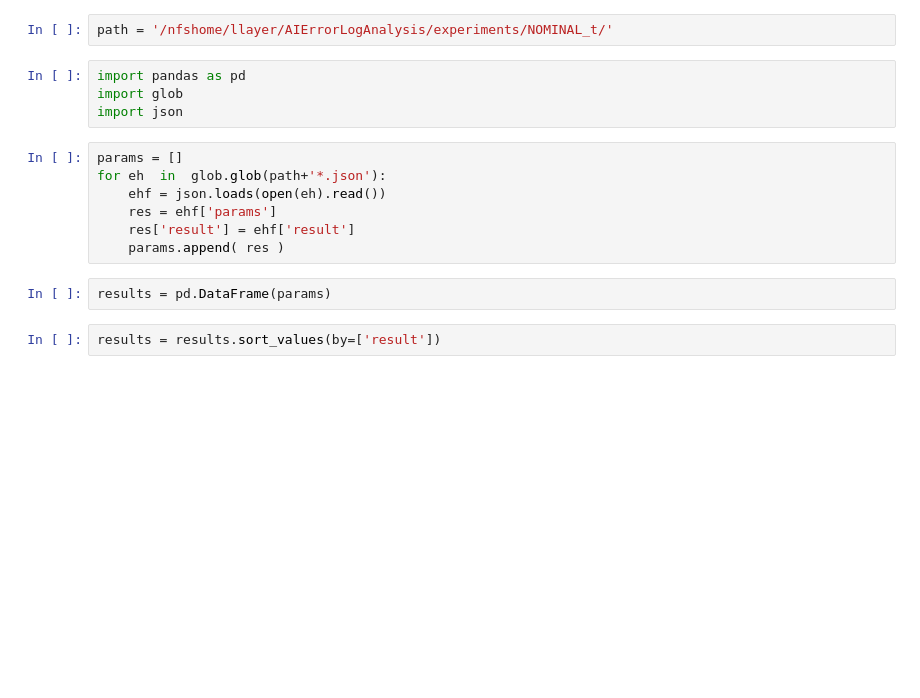
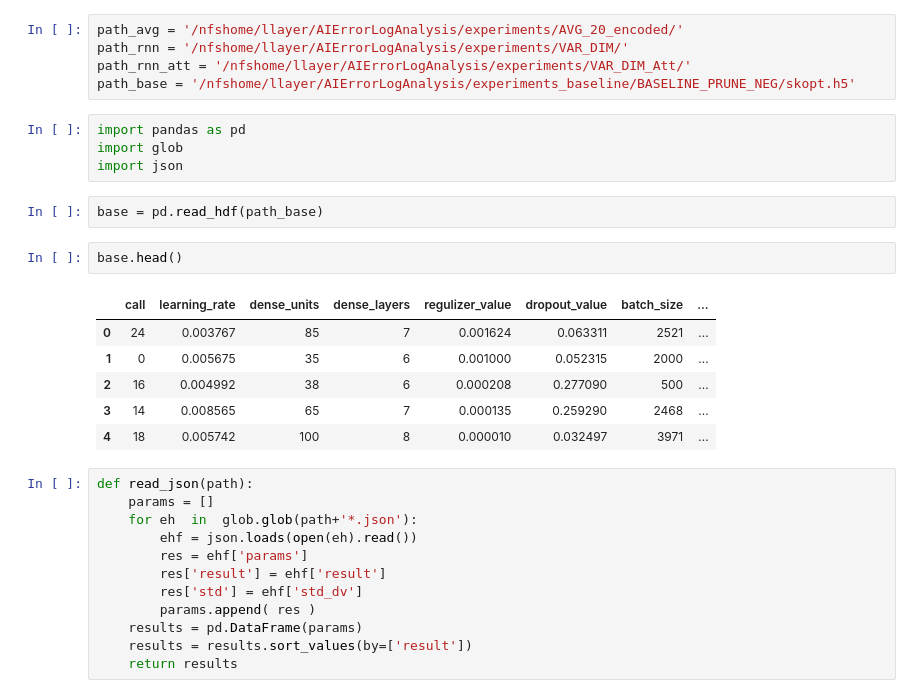
Before and after one commit to llayer/AIErrorLogAnalysis, a Jupyter notebook: training/print_json.ipynb, the cells around one changed output. Drawn from its saved outputs; the diff is of its cells as text; blank space fills up the shorter version.

```diff
--- a/training/print_json.ipynb
+++ b/training/print_json.ipynb
@@ -1,17 +1,32 @@
-# %%
-path = '/nfshome/llayer/AIErrorLogAnalysis/experiments/NOMINAL_t/'
+# %%
+path_avg = '/nfshome/llayer/AIErrorLogAnalysis/experiments/AVG_20_encoded/'
+path_rnn = '/nfshome/llayer/AIErrorLogAnalysis/experiments/VAR_DIM/'
+path_rnn_att = '/nfshome/llayer/AIErrorLogAnalysis/experiments/VAR_DIM_Att/'
+path_base = '/nfshome/llayer/AIErrorLogAnalysis/experiments_baseline/BASELINE_PRUNE_NEG/skopt.h5'
 # %%
 import pandas as pd
 import glob
 import json
+# %%
+base = pd.read_hdf(path_base)
+# %%
+base.head()
+# %% [output]
+|  | call | learning_rate | dense_units | dense_layers | regulizer_value | dropout_value | batch_size | ... |
+| 0 | 24 | 0.003767 | 85 | 7 | 0.001624 | 0.063311 | 2521 | ... |
+| 1 | 0 | 0.005675 | 35 | 6 | 0.001000 | 0.052315 | 2000 | ... |
+| 2 | 16 | 0.004992 | 38 | 6 | 0.000208 | 0.277090 | 500 | ... |
+| 3 | 14 | 0.008565 | 65 | 7 | 0.000135 | 0.259290 | 2468 | ... |
+| 4 | 18 | 0.005742 | 100 | 8 | 0.000010 | 0.032497 | 3971 | ... |
 # %%
-params = []
-for eh  in  glob.glob(path+'*.json'):
-    ehf = json.loads(open(eh).read())
-    res = ehf['params']
-    res['result'] = ehf['result']
-    params.append( res )
+def read_json(path):
+    params = []
+    for eh  in  glob.glob(path+'*.json'):
+        ehf = json.loads(open(eh).read())
+        res = ehf['params']
+        res['result'] = ehf['result']
+        res['std'] = ehf['std_dv']
+        params.append( res )
+    results = pd.DataFrame(params)
+    results = results.sort_values(by=['result'])
+    return results
-# %%
-results = pd.DataFrame(params)
-# %%
-results = results.sort_values(by=['result'])
```
Also changed, not shown: parts of 5 cells of this notebook, 13 other files.
